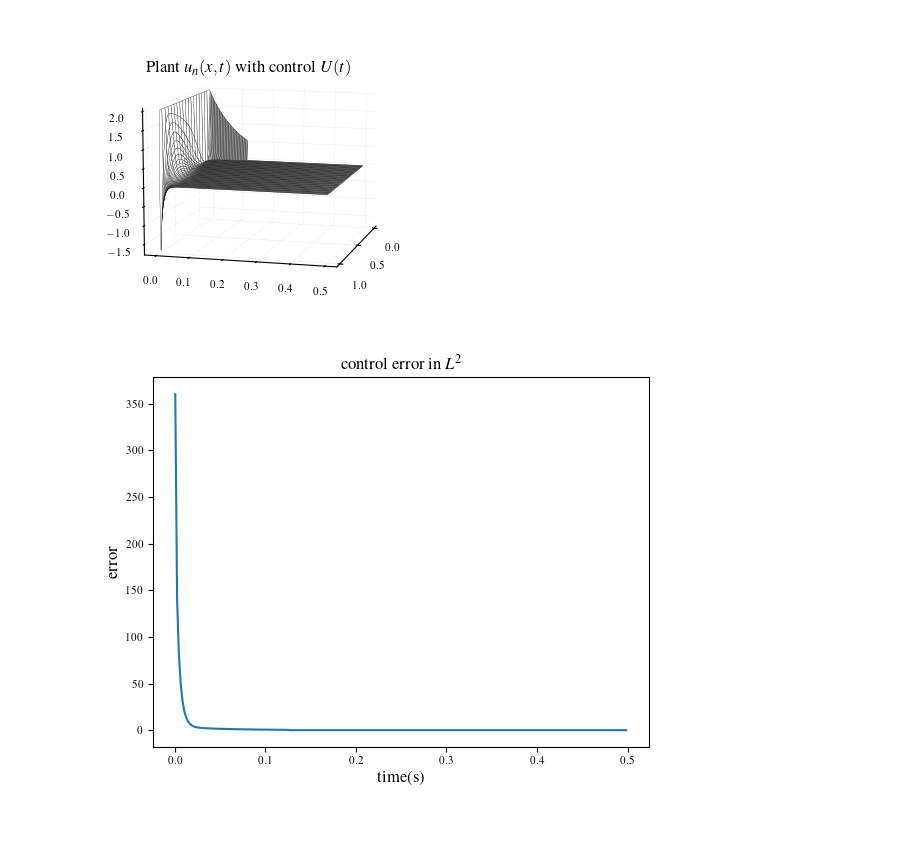
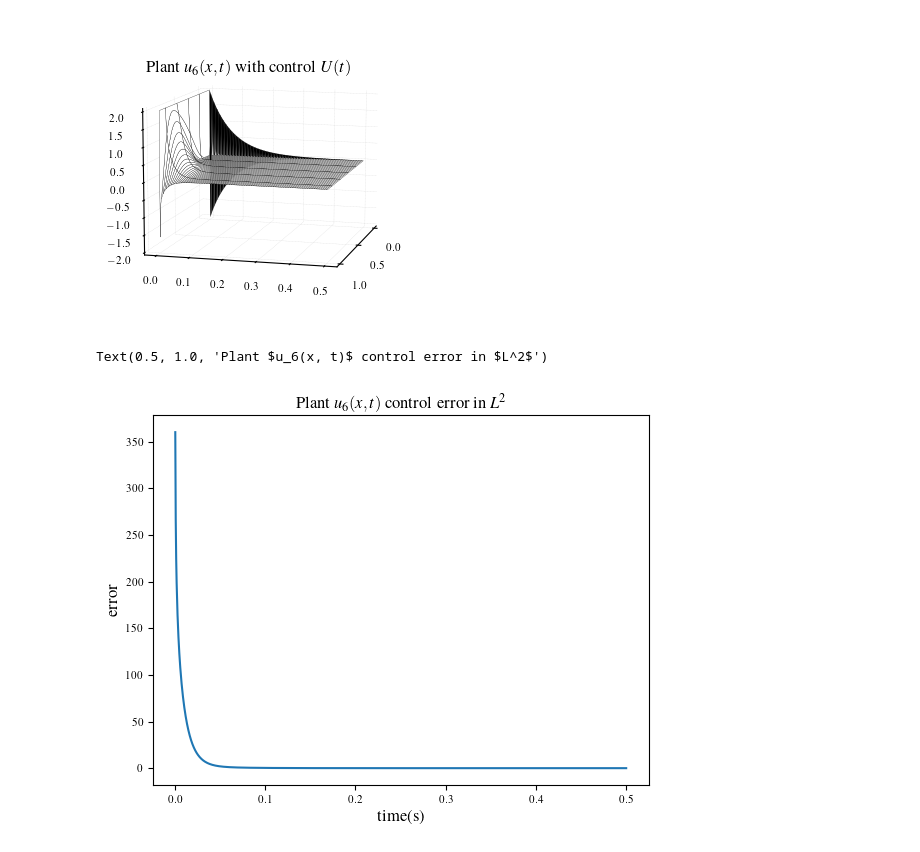
Before and after one commit to HaoYuanTian/code_radially_varying, a Jupyter notebook: code_radially_varying/un/control.ipynb, the cells around one changed output. Drawn from its saved outputs; the diff is of its cells as text; code cells hidden in the pictures; blank space fills up the shorter version.

```diff
--- a/code_radially_varying/un/control.ipynb
+++ b/code_radially_varying/un/control.ipynb
@@ -80,7 +457,7 @@ t_step = 0.0005
 Max_step = int(final_time/t_step) # calculate the number of time steps
 time = np.arange(0,final_time+t_step,t_step)
 time = time[1:]
-ratio = 4
+ratio = 1
 # time for draw
 time1 = time[::ratio] # 切片（slicing）语法，提取time数组中的元素，提出每隔ratio个元素的子集
 Rstep1 = time[1] - time[0]
@@ -92,8 +469,9 @@ r = np.arange(1, N+1, dtype=np.float64) # 生成左闭右开的范围，步长
 r = (r- 1/2)*delta_r
 
 # random condition (can be changed)
-n = 7 # power of fourier series
-lamda = 40*r**2
+n = 6 # power of fourier series
+lamda1 = 50*r**2
+lamda = 40 - 20*np.cos(np.pi*r)
 # lamda = 40*r**4+30*1j*r**2
 
 # uu = np.zeros((N,Max_step1))
@@ -496,7 +500,7 @@ u[:,0] = u_inital
 # %%
 # 计算u_open
 R = A @ u_inital
-ratio = 4
+ratio = 1
 # 定义时间步循环
 sn = 1
 for i in range(1, Max_step1):
@@ -518,59 +522,59 @@ fig = plt.figure(figsize=set_size(522, 0.49, (1,1), height_add=0.5))
 subfigs = fig.subfigures(nrows=1, ncols=1)
 subfig = subfigs
 subfig.subplots_adjust(left=0.07, bottom=0, right=1, top=1.1)
-subfig.suptitle(r"Plant $u_n(x, t)$ with control $U(t)$")
+subfig.suptitle(fr"Plant $u_{n}(x, t)$ with control $U(t)$")
 # subfig0.subplots_adjust(left=0.07, bottom=0, right=1, top=0.9)
 # subfig1.subplots_adjust(left=0.15, bottom=0, right=1, top=0.9)
 # subfig0.suptitle(r"Plant $u(x, t)$ with openloop $U(t)=0$")
 # subfig0.suptitle(r"$\|\mathbf{u}(t,r)\|_{L^2}$")
 
 axes0 = subfig.subplots(nrows=1, ncols=1, subplot_kw={"projection": "3d", "computed_zorder": False})
 # axes0.set_title(r"Plant $u(x, t)$ with openloop $U(t)=0$")
 
 for axis in [axes0.xaxis, axes0.yaxis, axes0.zaxis]:
     axis._axinfo['axisline']['linewidth'] = 1
     axis._axinfo['axisline']['color'] = "b"
     axis._axinfo['grid']['linewidth'] = 0.2
     axis._axinfo['grid']['linestyle'] = "--"
     axis._axinfo['grid']['color'] = "#d1d1d1"
     axis.set_pane_color((1, 1, 1))
 
 meshx, mesht = np.meshgrid(r, time1)
 uopen = u.transpose()
 
 
-axes0.plot_surface(meshx, mesht, uopen, edgecolor="black",lw=0.2, rstride=1, cstride=5, alpha=1, color="white", shade=False, rasterized=True, antialiased=True)
+axes0.plot_surface(meshx, mesht, uopen, edgecolor="black",lw=0.2, rstride=10, cstride=20, alpha=1, color="white", shade=False, rasterized=True, antialiased=True)
 axes0.view_init(10, 15)
 axes0.zaxis.set_rotate_label(False)
 axes0.set_xticks([0, 0.5, 1])
 axes0.yaxis.set_major_formatter(FormatStrFormatter('%.1f'))
 
 # axes1 = subfig1.subplots(nrows=1, ncols=1)
 # # axes1.set_title(r"$\|\mathbf{u}(t,r)\|_{L^2}$")
 # axes1.plot(time1, error, 'm.-', label='Error')
 # axes1.set_xlabel('Time (sec)')
 # axes1.set_ylabel(r'$|| \mathbf{u}(t,r) ||_{L^2}$')
 
 
-folder_path = r"F:\Program\MASs\simulate\code_radially_varying\code_radially_varying\un\result"
-# folder_path = r"E:\Python_Program\code_radially_varying\code_radially_varying\un\result"
-os.makedirs(folder_path, exist_ok=True)
-save_path = os.path.join(folder_path, "ctrlloop1.pdf")
-plt.savefig(save_path, dpi=300)
+# folder_path = r"F:\Program\MASs\simulate\code_radially_varying\code_radially_varying\un\result"
+# # folder_path = r"E:\Python_Program\code_radially_varying\code_radially_varying\un\result"
+# os.makedirs(folder_path, exist_ok=True)
+# save_path = os.path.join(folder_path, f"control_loop{n}.pdf")
+# plt.savefig(save_path, dpi=300)
 # %% [output]
-[figure, old version]
+[figure, new version]
 # %%
 fig = plt.figure()
 plt.plot(time1, error)
 plt.xlabel('time(s)', fontsize=12)
 plt.ylabel('error', fontsize=12)
-plt.title(r"control error in $L^2$")
+plt.title(fr"Plant $u_{n}(x, t)$ control error in $L^2$")
 
-# folder_path = r"F:\\Program\\MASs\\simulate\\code_radially_varying\\un\\result"
+# folder_path = r"F:\Program\MASs\simulate\code_radially_varying\code_radially_varying\un\result"
+# # folder_path = r"E:\Python_Program\code_radially_varying\code_radially_varying\un\result"
 # os.makedirs(folder_path, exist_ok=True)
-folder_path = r"E:\Python_Program\code_radially_varying\code_radially_varying\un\result"
-os.makedirs(folder_path, exist_ok=True)
-save_path = os.path.join(folder_path, "erro_L^2_control.pdf")
-plt.savefig(save_path, dpi=300)
+# save_path = os.path.join(folder_path, f"error_L^2_control_{n}.pdf")
+# plt.savefig(save_path, dpi=300)
 # %% [output]
+Text(0.5, 1.0, 'Plant $u_6(x, t)$ control error in $L^2$')
-[figure, old version]
+[figure, new version]
```
Also changed, not shown: parts of 6 cells of this notebook, 6 other files.
